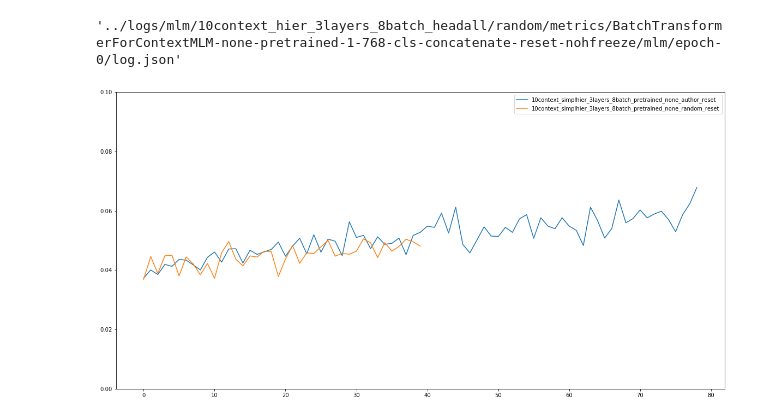
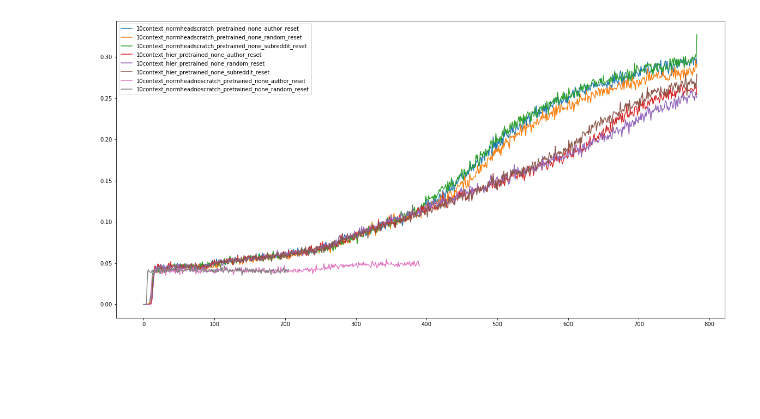
Before and after one commit to rbroc/ctx_transformers, a Jupyter notebook: notebooks/mlm_200k_unfreeze_analysis.ipynb, the cells around one changed output. Drawn from its saved outputs; the diff is of its cells as text; code cells hidden in the pictures; blank space fills up the shorter version.

```diff
--- a/notebooks/mlm_200k_unfreeze_analysis.ipynb
+++ b/notebooks/mlm_200k_unfreeze_analysis.ipynb
@@ -15,16 +15,14 @@ from reddit.utils import load_tfrecord, mask_and_stack_mlm
 # %%
 os.environ['CUDA_VISIBLE_DEVICES'] = "-1"
 # %%
-pattern_1 = '../logs/mlm/10context_simpl*/*/metrics/*/mlm/*/log.json'
-pattern_2 = '../logs/mlm/10context_hier_*/*/metrics/*/mlm/*/log.json'
+pattern_1 = '../logs/mlm/10context_normheadscratch/*/metrics/*/mlm/*/log.json'
+pattern_2 = '../logs/mlm/10context_hier/*/metrics/*/mlm/*/log.json'
+pattern_3 = '../logs/mlm/10context_normheadnoscratch/*/metrics/*/mlm/*/log.json'
+
 #pattern_2 = '../logs/mlm/10context_6layers/*/metrics/*/mlm/*/log.json'
-fs = glob.glob(pattern_1)# +  glob.glob(pattern_2)
+fs = glob.glob(pattern_1) + glob.glob(pattern_2) + glob.glob(pattern_3)
 #pattern_2 = '../logs/mlm/10context*/single/metrics/*/mlm/*/log.json'
 #fs =+ fs
-# %%
-f
-# %% [output]
-'../logs/mlm/10context_hier_3layers_8batch_headall/random/metrics/BatchTransformerForContextMLM-none-pretrained-1-768-cls-concatenate-reset-nohfreeze/mlm/epoch-0/log.json'
 # %%
 fig, ax = plt.subplots(figsize=(20,10))
 
@@ -84,35 +82,35 @@ for idx, f in enumerate(fs):
                  'test_sd_true': [sd_true],
                  'loss': [loss],
                  'entropy': [entropy],
                  'true': [true],
                  'epoch': [epoch],
                  'model_id': '_'.join([grouping,
                                        trained,
                                        str(n_added),
                                        frozen,
                                        context_agg,
                                        aggregation, fhead])}
 
     # Make into df
     df = pd.DataFrame(dict_log)
     if idx == 0:
         adf = df
     else:
         adf = pd.concat([adf, df], ignore_index=True, sort=True)
 
 
     if epoch == '0':
-        sns.lineplot(x=range(len(np.arange(0, 1000000, 1000))),
-                     y=[np.mean(d['is_true_top'][i:i+1000]) for i in np.arange(0, 1000000, 1000)],
+        sns.lineplot(x=range(len(np.arange(0, 2000000, 2000))),
+                     y=[np.mean(d['is_true_top'][i:i+2000]) for i in np.arange(0, 2000000, 2000)],
                      label='_'.join([batch,
                                      trained,
                                      frozen,
                                      grouping, reset]),
                      #label='_'.join(model_info) + f'_{grouping}',
                      legend=True)
-plt.ylim(0,.1)
+
 #plt.xlim(-20, 500)
 plt.show()
 # %% [output]
-[figure, old version]
+[figure, new version]
 # %%
```
Also changed, not shown: parts of 3 cells of this notebook, 3 other files.
